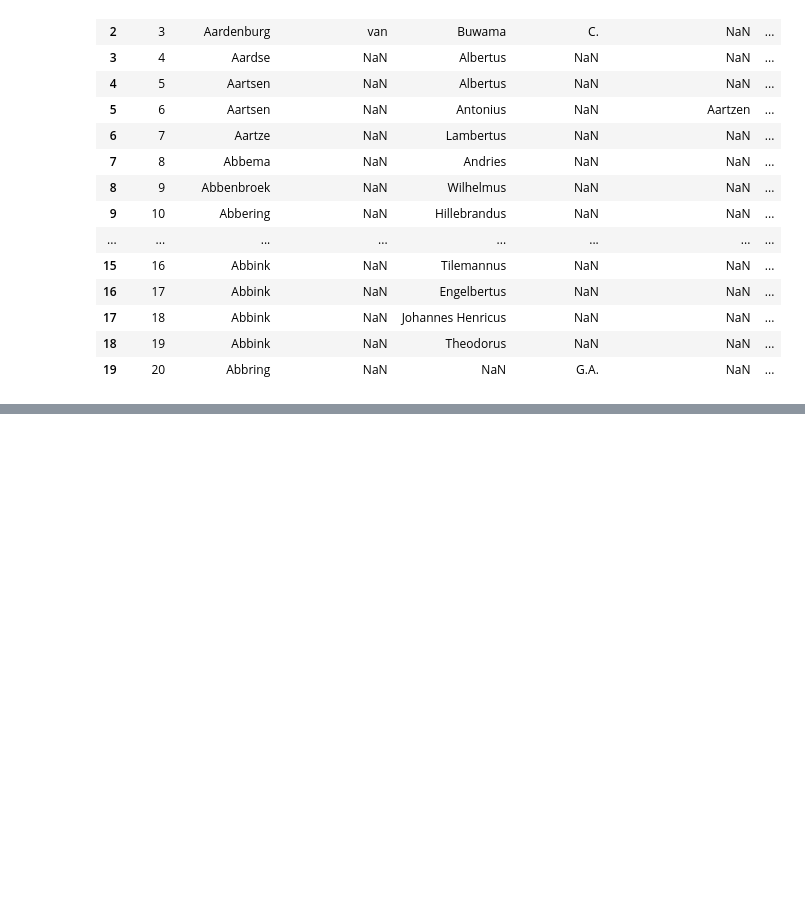
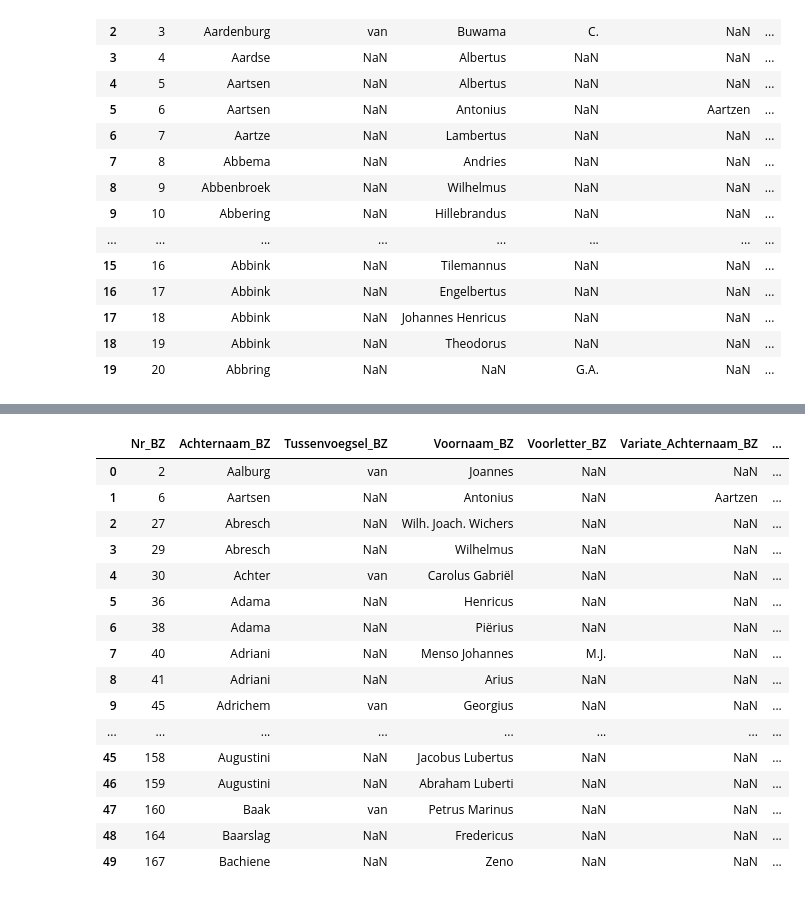
Before and after one commit to DigiDuRe/DigiDuRe, a Jupyter notebook: act5/boekzaallijst.ipynb, the cells around one changed output, grey strips where cells are left out. Drawn from its saved outputs; the diff is of its cells as text; code cells hidden in the pictures; blank space fills up the shorter version.

```diff
--- a/act5/boekzaallijst.ipynb
+++ b/act5/boekzaallijst.ipynb
@@ -99,6 +84,6 @@ minister.head()
 # %%
-boekzaal_minister_inner = pd.merge(fil_boekzaallijst, minister, left_on='boekzaallink', right_on='drc_link', how='inner')
-boekzaal_minister_inner.to_csv(folderlink+folder_output+'boekzaal_minister_year_inner.csv', sep=';', encoding='utf-8', index=False)
+boekzaal_minister_inner_0 = pd.merge(fil_boekzaallijst, minister, left_on='boekzaallink', right_on='drc_link', how='inner')
+boekzaal_minister_inner_0.to_csv(folderlink+folder_output+'boekzaal_minister_year_inner.csv', sep=';', encoding='utf-8', index=False)
 # %%
 boekzaal_minister_left = pd.merge(fil_boekzaallijst, minister, left_on='boekzaallink', right_on='drc_link', how='left')
 boekzaal_minister_left.to_csv(folderlink+folder_output+'boekzaal_minister_year_left.csv', sep=';', encoding='utf-8', index=False)
@@ -132,3 +97,25 @@ minister.head(500)
 # %%
-boekzaal_minister_inner = pd.merge(fil_boekzaallijst, minister, left_on='boekzaallink', right_on='drc_link2', how='inner')
-boekzaal_minister_inner.to_csv(folderlink+folder_output+'boekzaal_minister_year_plus1_inner.csv', sep=';', encoding='utf-8', index=False)
+boekzaal_minister_inner_1 = pd.merge(fil_boekzaallijst, minister, left_on='boekzaallink', right_on='drc_link2', how='inner')
+boekzaal_minister_inner_1.to_csv(folderlink+folder_output+'boekzaal_minister_year_plus1_inner.csv', sep=';', encoding='utf-8', index=False)
+# %%
+result_df = pd.concat([boekzaal_minister_inner_0, boekzaal_minister_inner_1], ignore_index=True)
+# %%
+result_df.head(50)
+# %% [output]
+|  | Nr_BZ | Achternaam_BZ | Tussenvoegsel_BZ | Voornaam_BZ | Voorletter_BZ | Variate_Achternaam_BZ | ... |
+| 0 | 2 | Aalburg | van | Joannes | NaN | NaN | ... |
+| 1 | 6 | Aartsen | NaN | Antonius | NaN | Aartzen | ... |
+| 2 | 27 | Abresch | NaN | Wilh. Joach. Wichers | NaN | NaN | ... |
+| 3 | 29 | Abresch | NaN | Wilhelmus | NaN | NaN | ... |
+| 4 | 30 | Achter | van | Carolus Gabriël | NaN | NaN | ... |
+| 5 | 36 | Adama | NaN | Henricus | NaN | NaN | ... |
+| 6 | 38 | Adama | NaN | Piërius | NaN | NaN | ... |
+| 7 | 40 | Adriani | NaN | Menso Johannes | M.J. | NaN | ... |
+| 8 | 41 | Adriani | NaN | Arius | NaN | NaN | ... |
+| 9 | 45 | Adrichem | van | Georgius | NaN | NaN | ... |
+| ... | ... | ... | ... | ... | ... | ... | ... |
+| 45 | 158 | Augustini | NaN | Jacobus Lubertus | NaN | NaN | ... |
+| 46 | 159 | Augustini | NaN | Abraham Luberti | NaN | NaN | ... |
+| 47 | 160 | Baak | van | Petrus Marinus | NaN | NaN | ... |
+| 48 | 164 | Baarslag | NaN | Fredericus | NaN | NaN | ... |
+| 49 | 167 | Bachiene | NaN | Zeno | NaN | NaN | ... |
```
Also changed, not shown: parts of 13 cells of this notebook, 1 other file.
